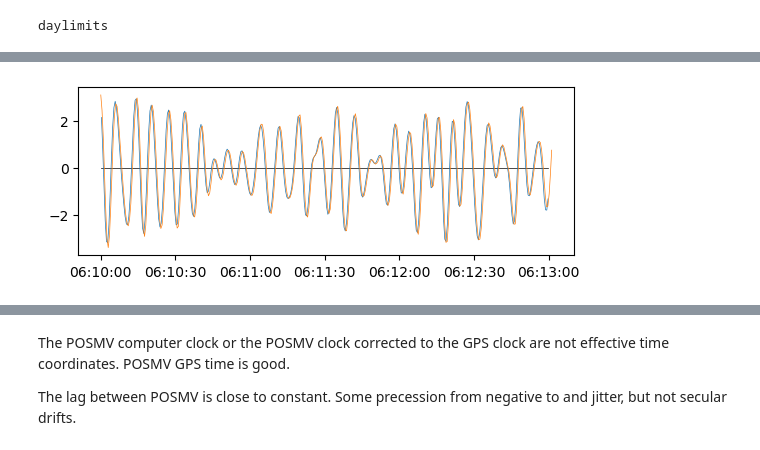
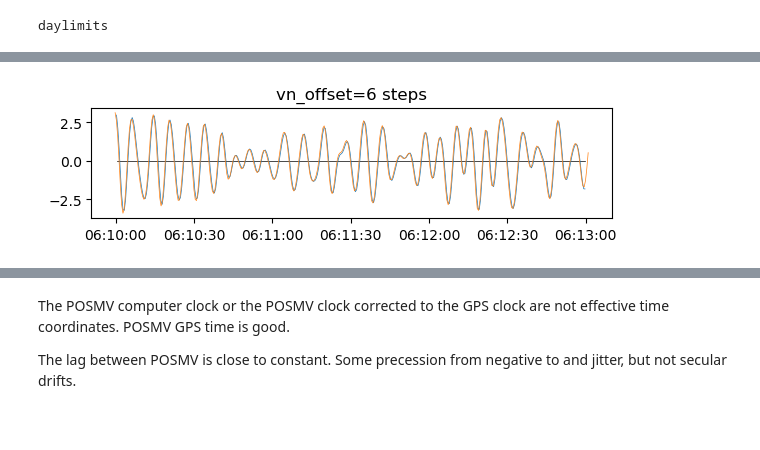
Before and after one commit to deszoeke/lidar, a Jupyter notebook: rot_sandbox.ipynb, the cells around one changed output, grey strips where cells are left out. Cells and saved outputs as stored; diff of their text form; code cells hidden in the pictures; blank space fills up the shorter version.

```diff
--- a/rot_sandbox.ipynb
+++ b/rot_sandbox.ipynb
@@ -465,0 +479,12 @@ gcf()
+# %%
+# show 1 s jumps are not synced with resets.
+dt = 0.5
+iskips = findall(0.9*2*dt .< DVS.(diff(pgdt)) .< 1.1*2*dt)
+
+clf()
+subplot(2,1,1)
+plot(pgdt[1:120:end], DVS.(pcdt.-pgdt)[1:120:end], marker=".", markersize=0.5, linestyle="none")
+plot(pgdt[iskips], DVS.(pcdt.-pgdt)[iskips], marker=".", linestyle="none")
+gca().xaxis.set_major_formatter(matplotlib.dates.DateFormatter("%m%d"))
+gcf()
+# GPS 1 s time jumps are unrelated to POSMV compter-GPS time resets.
@@ -549,7 +606,8 @@ diff(posmvdt)[ireset] # 2600, 3200, 3300, 3800, 4500 ms
 # posmvdt = Pashr[:time] # UTC convention
 # posmvdt = timing_lidar.pashr_gps_datetime.(Pashr[:time], Pashr[:gpstime]) # UTC convention
 # use filled posmvdt above
-vndt = Vn[:vndt]          # GPS convention
+
+# vndt = Vn[:vndt]          # GPS convention
 
 """
 posmv and vectornav indices for requested UTC DateTime start and epoch length TimePeriod
@@ -563,9 +621,14 @@ function daylimits(posmvdt, vndt, utcdt::DateTime=DateTime(2024,6,1,6,0,0), epoc
     post, poen, vnst, vnen
 end
 
-"default daylimits method uses POSMV GPS time, VN computer time"
+"""
+default daylimits method uses
+unadjusted POSMV GPS time
+adjusted VN computer time
+"""
 daylimits(utcdt::DateTime=DateTime(2024,6,1,6,0,0), epoch::Period=Minute(3), leapseconds=18) =
-    daylimits(posmvdt, vndt, utcdt, epoch, leapseconds)
+    # daylimits(pgdt, vngdt, utcdt, epoch, leapseconds)
+    daylimits(pgdt, vndt, utcdt, epoch, leapseconds)
 # %% [output]
 daylimits
 # %%
@@ -600,25 +664,26 @@ gcf()
 # %%
 # window and sync time series
 
 # VN time offset = leapseconds + vn_offset/20 seconds
 post, poen, vnst, vnen = daylimits(DateTime(2024,6,10,6,10,0), Minute(3)) # June 1 1st day of Vn2
-vn_offset = 2 # 6 # vn index steps
+vn_offset = 6 # vn index steps
 # indices vnst:vnen already shift for the 18 GPS leapseconds;
 # at this time, need to shift forward 40 indices for the 2 s.
 
-# indices for Vn that line up with POSMV - same as above cell
-vv = round.(Integer, range(vnst+vn_offset, step=sample_factor, length=poen-post+1))
+# indices for Vn that line up with POSMV
+vv = round.(Integer, range(vnst, step=sample_factor, length=poen-post+1))
 pp = post:poen
 # plot demonstrates that it's synced
 # this diagnostic is different than shifting the time as in vectornav.ipynb
 clf()
-subplot(2,1,1)
-plot(posmvdt[[post, poen]], [0,0], color="k", linewidth=0.5)
-plot(posmvdt[post:poen], anom(Pashr[:pitch][post:poen]), label="POSMV pitch", linewidth=0.5) # blue
+subplot(3,1,1)
+title("vn_offset=$(vn_offset) steps")
+plot(pgdt[[post, poen]], [0,0], color="k", linewidth=0.5)
+plot(pgdt[post:poen], anom(Pashr[:pitch][post:poen]), label="POSMV pitch", linewidth=0.5) # blue
 plot(vndt[vv]-Second(18)-Millisecond(50*vn_offset), anom(Vn[:Roll][vv]), label="VectorNav roll", linewidth=0.5)
 # plot(posmvdt[post:poen], 100.0 .*θrate[post:poen], label="rate", linewidth=0.5)
 # plot(posmvdt[post:poen], 100.0 .*anom(θrate[post:poen]), label="rate", linewidth=0.5)
 gcf()
 # %% [output]
-[figure, old version]
+[figure, new version]
 # %%
```
Also changed, not shown: parts of 24 cells of this notebook.
